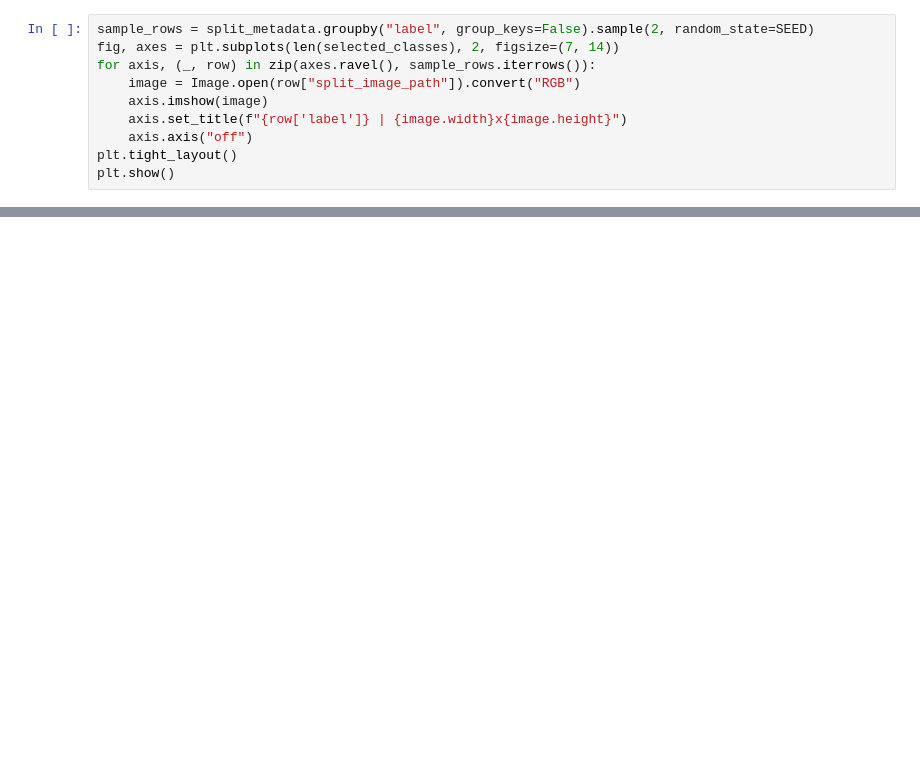
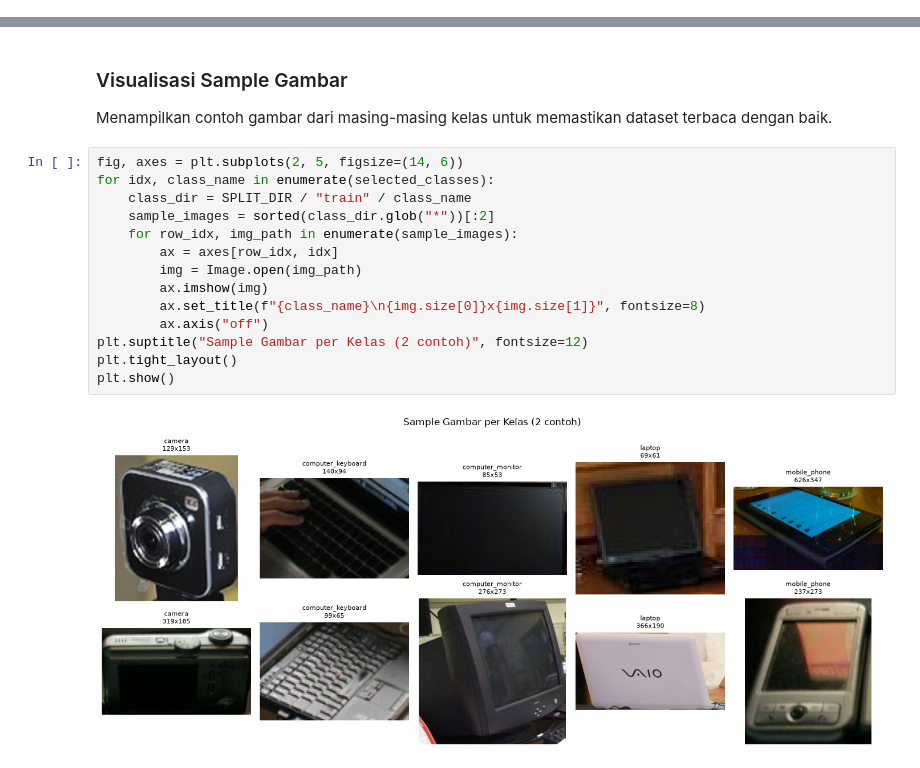
Before and after one commit to agungtrisutaji/submission-klasifikasi-gambar-eurosat, a Jupyter notebook: klasifikasi-gambar-it-assets.ipynb, the cells around one changed output, grey strips where cells are left out. Drawn from its saved outputs; the diff is of its cells as text; blank space fills up the shorter version.

```diff
--- a/klasifikasi-gambar-it-assets.ipynb
+++ b/klasifikasi-gambar-it-assets.ipynb
@@ -537,10 +0,0 @@ assert audit_summary["ready_for_modelling"], "Dataset audit belum siap untuk mod
-# %%
-sample_rows = split_metadata.groupby("label", group_keys=False).sample(2, random_state=SEED)
-fig, axes = plt.subplots(len(selected_classes), 2, figsize=(7, 14))
-for axis, (_, row) in zip(axes.ravel(), sample_rows.iterrows()):
-    image = Image.open(row["split_image_path"]).convert("RGB")
-    axis.imshow(image)
-    axis.set_title(f"{row['label']} | {image.width}x{image.height}")
-    axis.axis("off")
-plt.tight_layout()
-plt.show()
@@ -828,0 +456,20 @@ Plot accuracy dan loss dibuat langsung dari object `history` hasil `model.fit`.
+# %% [markdown]
+### Visualisasi Sample Gambar
+
+Menampilkan contoh gambar dari masing-masing kelas untuk memastikan dataset terbaca dengan baik.
+# %%
+fig, axes = plt.subplots(2, 5, figsize=(14, 6))
+for idx, class_name in enumerate(selected_classes):
+    class_dir = SPLIT_DIR / "train" / class_name
+    sample_images = sorted(class_dir.glob("*"))[:2]
+    for row_idx, img_path in enumerate(sample_images):
+        ax = axes[row_idx, idx]
+        img = Image.open(img_path)
+        ax.imshow(img)
+        ax.set_title(f"{class_name}\n{img.size[0]}x{img.size[1]}", fontsize=8)
+        ax.axis("off")
+plt.suptitle("Sample Gambar per Kelas (2 contoh)", fontsize=12)
+plt.tight_layout()
+plt.show()
+# %% [output]
+[figure, added]
```
Also changed, not shown: parts of 61 cells of this notebook, 2 other files.
